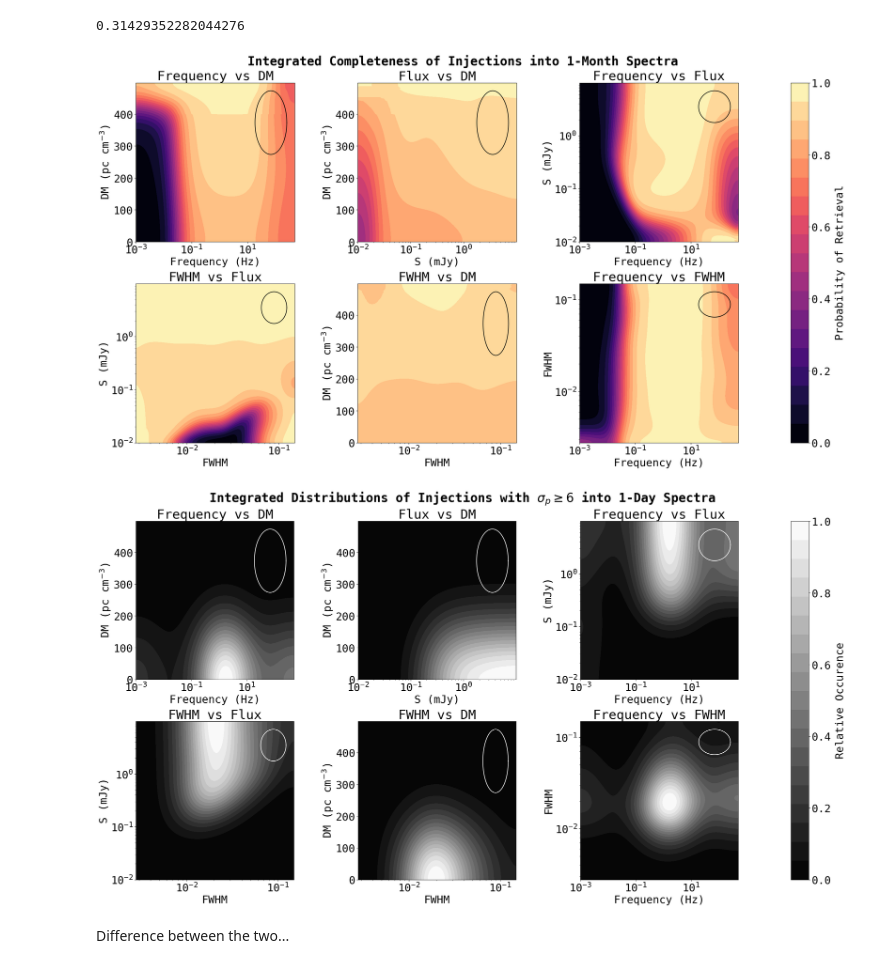
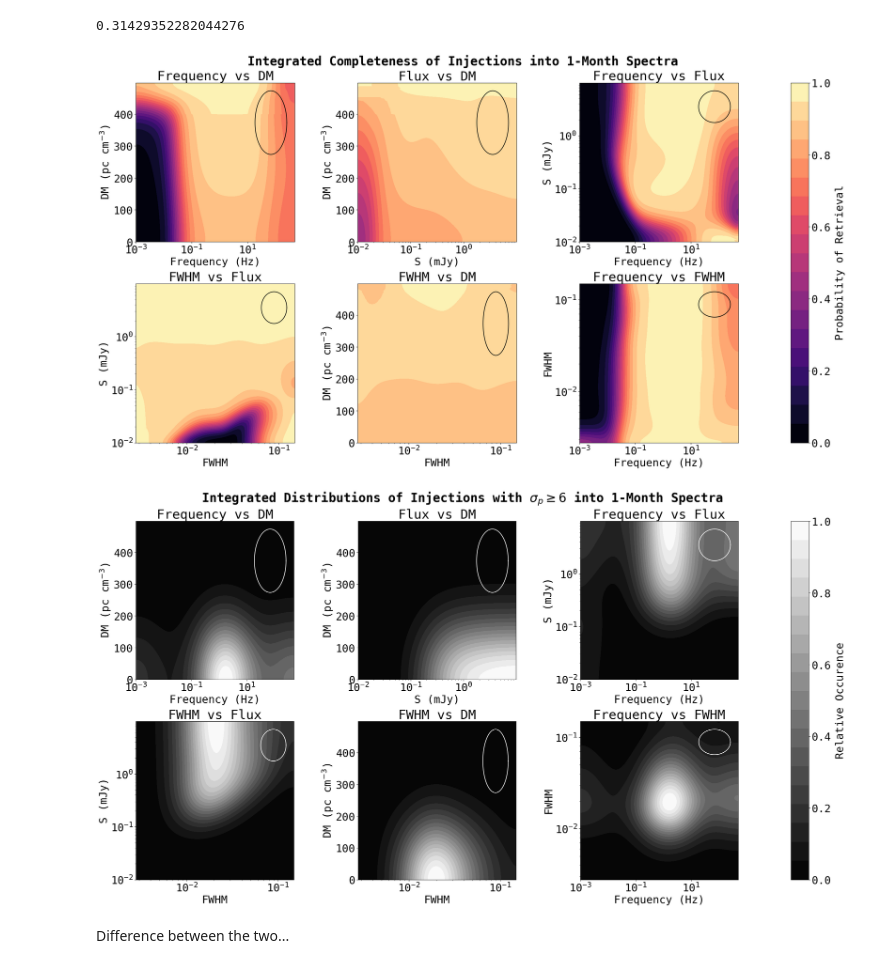
Before and after one commit to chime-sps/Transmissivity, a Jupyter notebook: results/injection_analysis_2d.ipynb, the cells around one changed output. Saved outputs shown, nothing was run; the diff lists cells and outputs as text; code cells hidden in the pictures.

```diff
--- a/results/injection_analysis_2d.ipynb
+++ b/results/injection_analysis_2d.ipynb
@@ -441,31 +441,31 @@ fwhm_f_inj_smooth_30, _, fwhm_f_ret_p_smooth_30 = au.get_sensitivity(
 # %%
 completenesses_30 = [dm_f_ret_p_smooth_30, dm_s_ret_p_smooth_30, s_f_ret_p_smooth_30,
              s_fwhm_ret_p_smooth_30, dm_fwhm_ret_p_smooth_30, fwhm_f_ret_p_smooth_30]
 
 au.make_contour_map(completenesses_30,
                      bins1, bins2,
                      dev1, dev2,
                      'Integrated Completeness of Injections into 1-Month Spectra',
                      ellipse_colors = ['k', 'k', 'k', 'k', 'k', 'k']
                      )
 
 injections_30 = [dm_f_inj_smooth_30 / np.max(dm_f_inj_smooth_30),
                 dm_s_inj_smooth_30 / np.max(dm_s_inj_smooth_30),
                 s_f_inj_smooth_30 / np.max(s_f_inj_smooth_30),
                 s_fwhm_inj_smooth_30 / np.max(s_fwhm_inj_smooth_30),
                 dm_fwhm_inj_smooth_30 / np.max(dm_fwhm_inj_smooth_30),
                 fwhm_f_inj_smooth_30 / np.max(fwhm_f_inj_smooth_30)]
 
 au.make_contour_map(injections_30,
                      bins1, bins2,
                      dev1, dev2,
-                     r'Integrated Distributions of Injections with $\sigma_p \geq 6$ into 1-Day Spectra',
+                     r'Integrated Distributions of Injections with $\sigma_p \geq 6$ into 1-Month Spectra',
                      cmap = 'gray',
                      colorbar_name = 'Relative Occurence'
                      )
 # %% [output]
 [figure]
-[figure, old version]
+[figure, new version]
 # %% [markdown]
 Difference between the two...
 # %%
```
